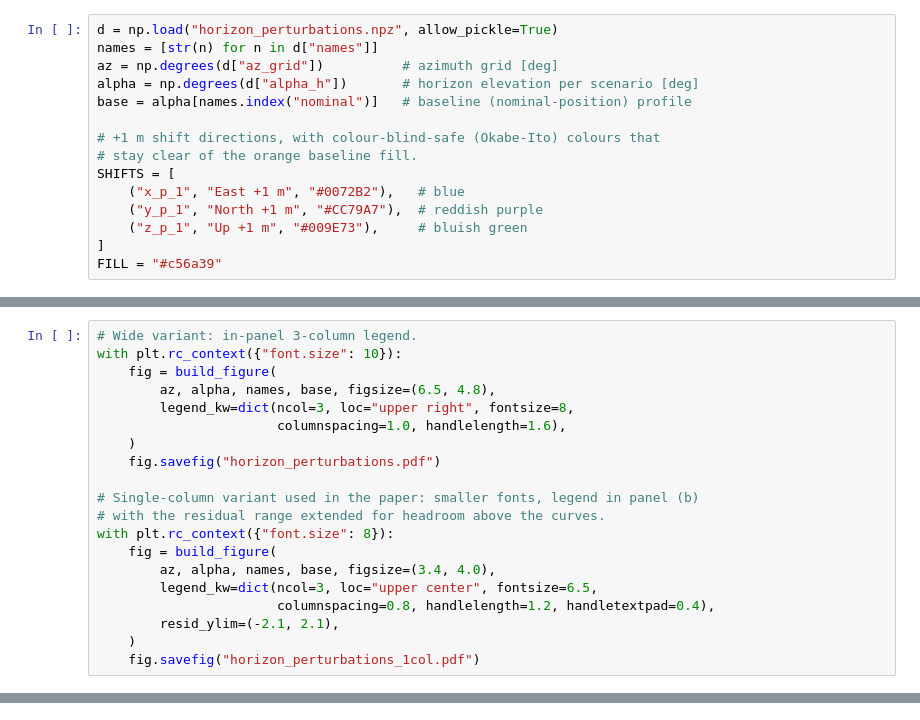
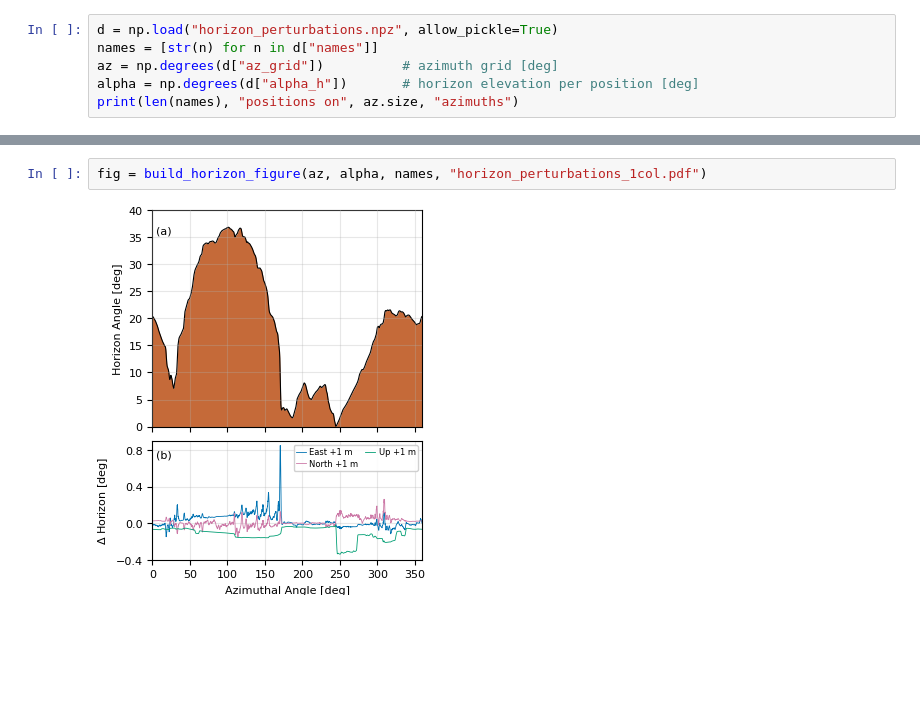
Before and after one commit to christianhbye/eigsep_paper_notebooks, a Jupyter notebook: horizon_perturbations.ipynb, the cells around one changed output, grey strips where cells are left out. Cells and saved outputs as stored; diff of their text form; blank space fills up the shorter version.

```diff
--- a/horizon_perturbations.ipynb
+++ b/horizon_perturbations.ipynb
@@ -19,14 +29,5 @@ import matplotlib.pyplot as plt
 d = np.load("horizon_perturbations.npz", allow_pickle=True)
 names = [str(n) for n in d["names"]]
 az = np.degrees(d["az_grid"])          # azimuth grid [deg]
-alpha = np.degrees(d["alpha_h"])       # horizon elevation per scenario [deg]
-base = alpha[names.index("nominal")]   # baseline (nominal-position) profile
-
-# +1 m shift directions, with colour-blind-safe (Okabe-Ito) colours that
-# stay clear of the orange baseline fill.
-SHIFTS = [
-    ("x_p_1", "East +1 m", "#0072B2"),   # blue
-    ("y_p_1", "North +1 m", "#CC79A7"),  # reddish purple
-    ("z_p_1", "Up +1 m", "#009E73"),     # bluish green
-]
-FILL = "#c56a39"
+alpha = np.degrees(d["alpha_h"])       # horizon elevation per position [deg]
+print(len(names), "positions on", az.size, "azimuths")
@@ -65,20 +35,0 @@ def build_figure(az, alpha, names, base, figsize, legend_kw,
-# %%
-# Wide variant: in-panel 3-column legend.
-with plt.rc_context({"font.size": 10}):
-    fig = build_figure(
-        az, alpha, names, base, figsize=(6.5, 4.8),
-        legend_kw=dict(ncol=3, loc="upper right", fontsize=8,
-                       columnspacing=1.0, handlelength=1.6),
-    )
-    fig.savefig("horizon_perturbations.pdf")
-
-# Single-column variant used in the paper: smaller fonts, legend in panel (b)
-# with the residual range extended for headroom above the curves.
-with plt.rc_context({"font.size": 8}):
-    fig = build_figure(
-        az, alpha, names, base, figsize=(3.4, 4.0),
-        legend_kw=dict(ncol=3, loc="upper center", fontsize=6.5,
-                       columnspacing=0.8, handlelength=1.2, handletextpad=0.4),
-        resid_ylim=(-2.1, 2.1),
-    )
-    fig.savefig("horizon_perturbations_1col.pdf")
@@ -84,0 +117,4 @@ with plt.rc_context({"font.size": 8}):
+# %%
+fig = build_horizon_figure(az, alpha, names, "horizon_perturbations_1col.pdf")
+# %% [output]
+[figure, added]
```
Also changed, not shown: parts of 5 cells of this notebook, 29 other files.
